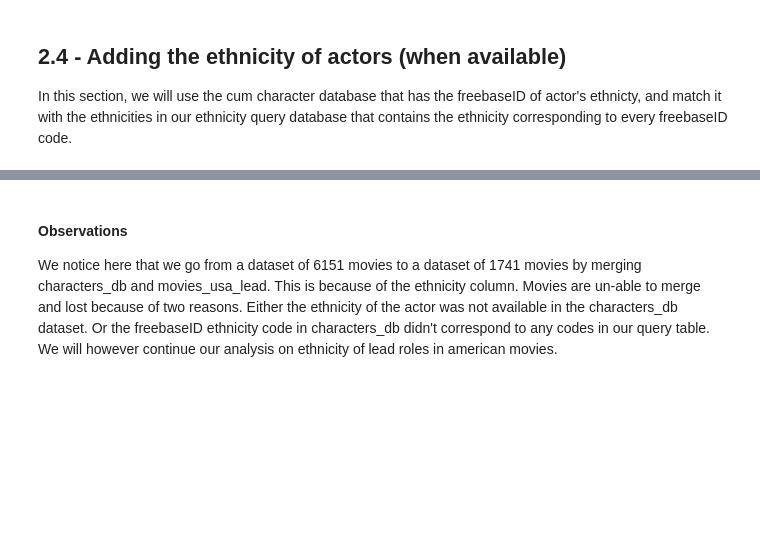
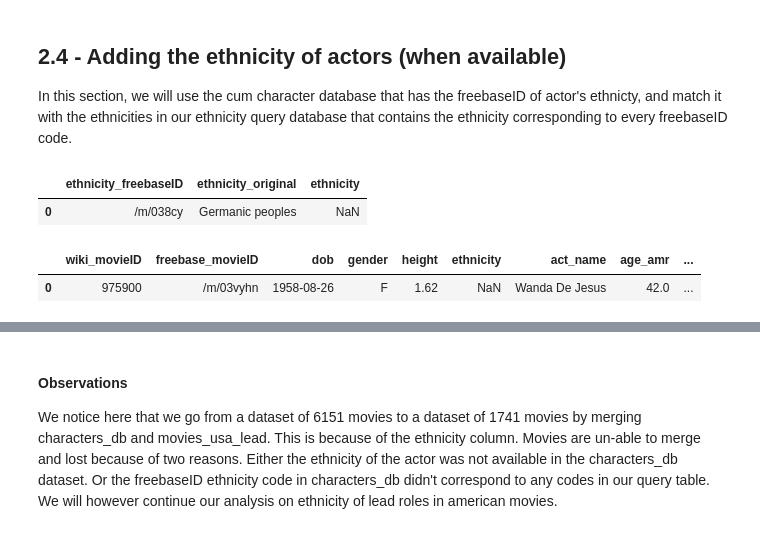
Before and after one commit to epfl-ada/ada-2022-project-xxdatasiencesxx, a Jupyter notebook: MILESTONE_3.ipynb, the cells around one changed output, grey strips where cells are left out. Drawn from its saved outputs; the diff is of its cells as text; code cells hidden in the pictures; blank space fills up the shorter version.

```diff
--- a/MILESTONE_3.ipynb
+++ b/MILESTONE_3.ipynb
@@ -428,14 +452,18 @@ In this section, we will use the cum character database that has the freebaseID
 
 # load ethnicity query database containing corresponding ethnicity of every freebaseID code
 
-ethnicity_query = pd.read_csv("MovieSummaries/ethnicity_query.csv",sep=";" )
 ethnicity_query.rename(columns = {'name': 'ethnicity_original'}, inplace = True)
 ethnicity_query.rename(columns = {'freebaseID': 'ethnicity_freebaseID'}, inplace = True)
 ethnicity_query.drop(columns = ['item'], inplace = True)
 ethnicity_query.head(1)
+# %% [output]
+|  | ethnicity_freebaseID | ethnicity_original | ethnicity |
+| 0 | /m/038cy | Germanic peoples | NaN |
 # %%
 # load characters metadata dataset with all characters and their eithnicity code
-characters_db = pd.read_pickle('MovieSummaries/characters_db.pickle')
 characters_db.head(1)
+# %% [output]
+|  | wiki_movieID | freebase_movieID | dob | gender | height | ethnicity | act_name | age_amr | ... |
+| 0 | 975900 | /m/03vyhn | 1958-08-26 | F | 1.62 | NaN | Wanda De Jesus | 42.0 | ... |
 # %%
 # add correct ethnicity in characters_db instead of code with help of ethnicity_query table
```
Also changed, not shown: parts of 18 cells of this notebook.
